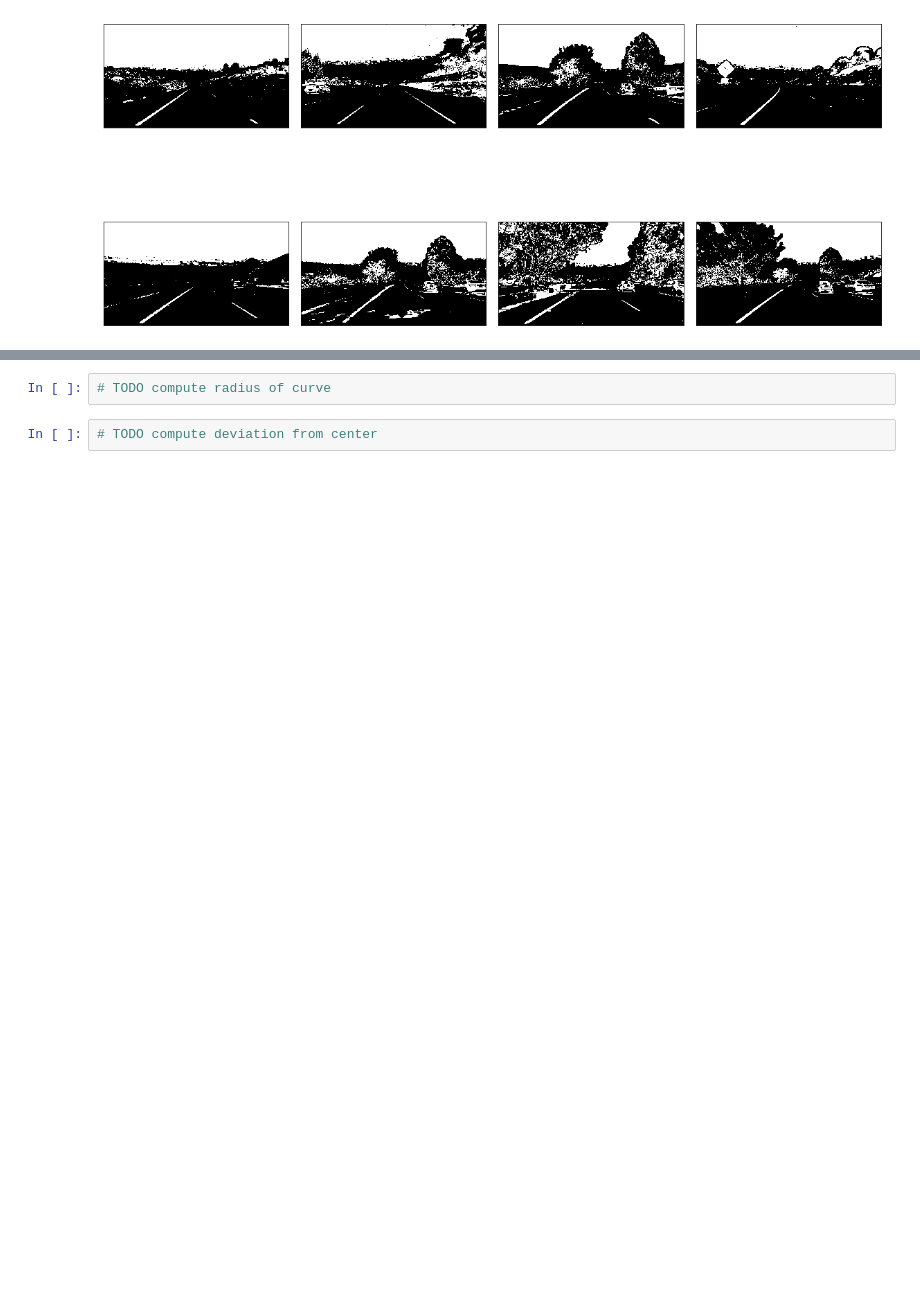
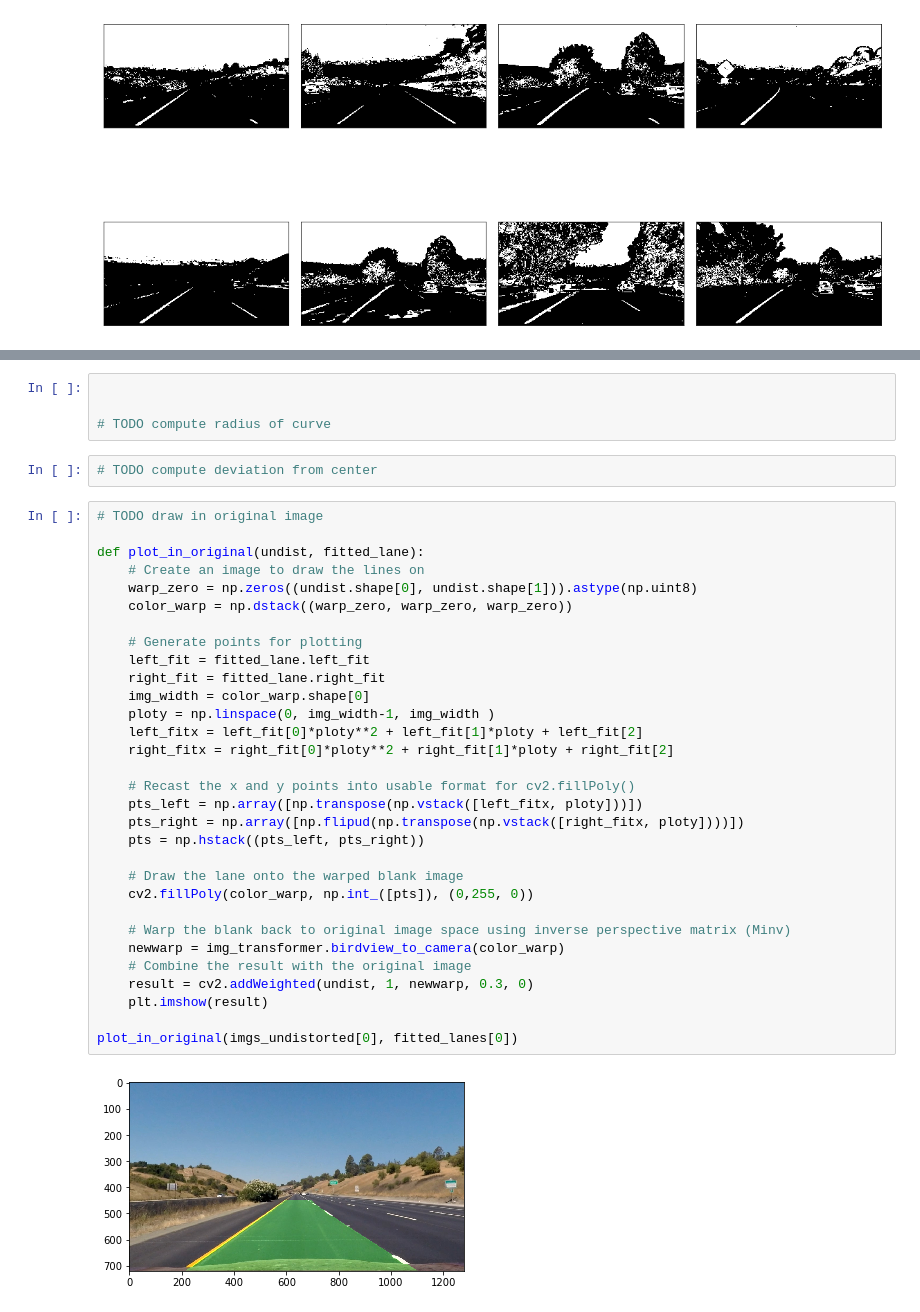
Before and after one commit to mastah43/CarND-Advanced-Lane-Lines, a Jupyter notebook: lane_finding.ipynb, the cells around one changed output, grey strips where cells are left out. Cells and saved outputs as stored; diff of their text form; blank space fills up the shorter version.

```diff
--- a/lane_finding.ipynb
+++ b/lane_finding.ipynb
@@ -222,4 +234,39 @@ plt.ylim(720, 0)
 # %%
+
+
 # TODO compute radius of curve
 # %%
 # TODO compute deviation from center
+# %%
+# TODO draw in original image
+
+def plot_in_original(undist, fitted_lane):
+    # Create an image to draw the lines on
+    warp_zero = np.zeros((undist.shape[0], undist.shape[1])).astype(np.uint8)
+    color_warp = np.dstack((warp_zero, warp_zero, warp_zero))
+
+    # Generate points for plotting
+    left_fit = fitted_lane.left_fit
+    right_fit = fitted_lane.right_fit
+    img_width = color_warp.shape[0]
+    ploty = np.linspace(0, img_width-1, img_width )
+    left_fitx = left_fit[0]*ploty**2 + left_fit[1]*ploty + left_fit[2]
+    right_fitx = right_fit[0]*ploty**2 + right_fit[1]*ploty + right_fit[2]
+
+    # Recast the x and y points into usable format for cv2.fillPoly()
+    pts_left = np.array([np.transpose(np.vstack([left_fitx, ploty]))])
+    pts_right = np.array([np.flipud(np.transpose(np.vstack([right_fitx, ploty])))])
+    pts = np.hstack((pts_left, pts_right))
+
+    # Draw the lane onto the warped blank image
+    cv2.fillPoly(color_warp, np.int_([pts]), (0,255, 0))
+
+    # Warp the blank back to original image space using inverse perspective matrix (Minv)
+    newwarp = img_transformer.birdview_to_camera(color_warp)
+    # Combine the result with the original image
+    result = cv2.addWeighted(undist, 1, newwarp, 0.3, 0)
+    plt.imshow(result)
+
+plot_in_original(imgs_undistorted[0], fitted_lanes[0])
+# %% [output]
+[figure, added]
```
Also changed, not shown: parts of 8 cells of this notebook, 2 other files.
